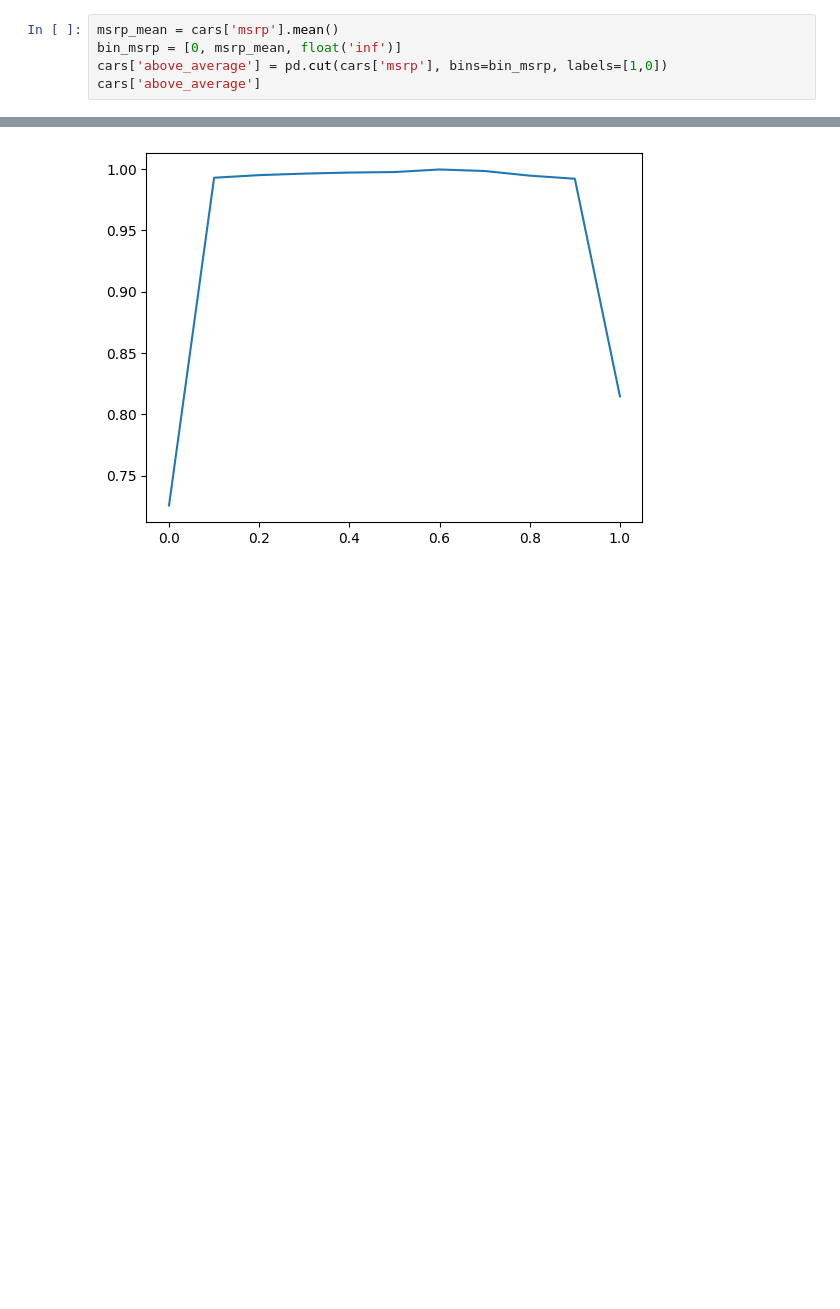
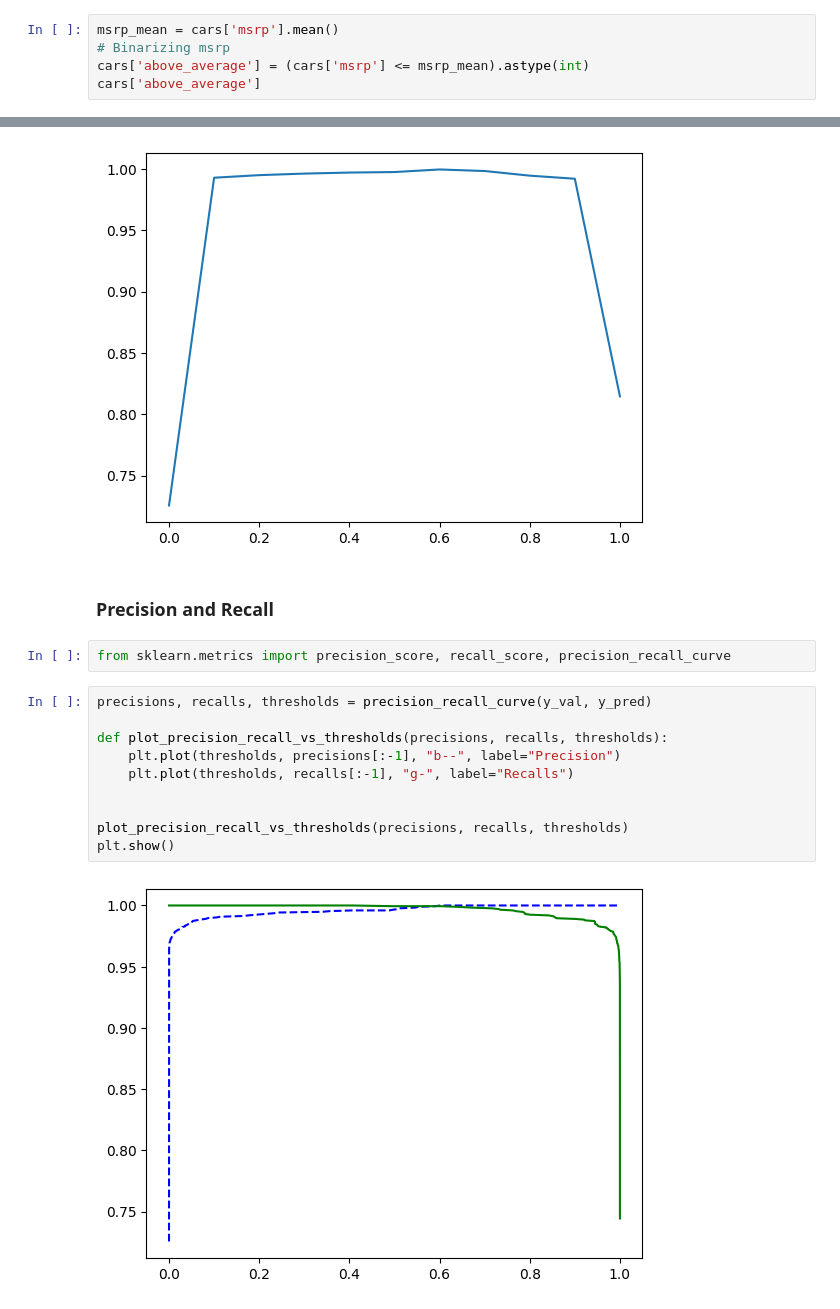
Before and after one commit to PabloJRW/used-car-price-prediction, a Jupyter notebook: notebooks/Untitled.ipynb, the cells around one changed output, grey strips where cells are left out. Drawn from its saved outputs; the diff is of its cells as text; blank space fills up the shorter version.

Commit message:
precision_vs_recall

```diff
--- a/notebooks/Untitled.ipynb
+++ b/notebooks/Untitled.ipynb
@@ -87,8 +87,8 @@ dtype: int64
 cars[['engine_hp','engine_cylinders']] = cars[['engine_hp','engine_cylinders']].fillna(value=0)
 # %%
 msrp_mean = cars['msrp'].mean()
-bin_msrp = [0, msrp_mean, float('inf')]
-cars['above_average'] = pd.cut(cars['msrp'], bins=bin_msrp, labels=[1,0])
+# Binarizing msrp
+cars['above_average'] = (cars['msrp'] <= msrp_mean).astype(int)
 cars['above_average']
 # %% [output]
 0        0
@@ -152,3 +155,19 @@ plt.plot(thresholds, accuracies)
 # %% [output]
 [<matplotlib.lines.Line2D at 0x...>]
 [figure]
+# %% [markdown]
+### Precision and Recall
+# %%
+from sklearn.metrics import precision_score, recall_score, precision_recall_curve
+# %%
+precisions, recalls, thresholds = precision_recall_curve(y_val, y_pred)
+
+def plot_precision_recall_vs_thresholds(precisions, recalls, thresholds):
+    plt.plot(thresholds, precisions[:-1], "b--", label="Precision")
+    plt.plot(thresholds, recalls[:-1], "g-", label="Recalls")
+
+
+plot_precision_recall_vs_thresholds(precisions, recalls, thresholds)
+plt.show()
+# %% [output]
+[figure, added]
```
Also changed, not shown: parts of 6 cells of this notebook.
